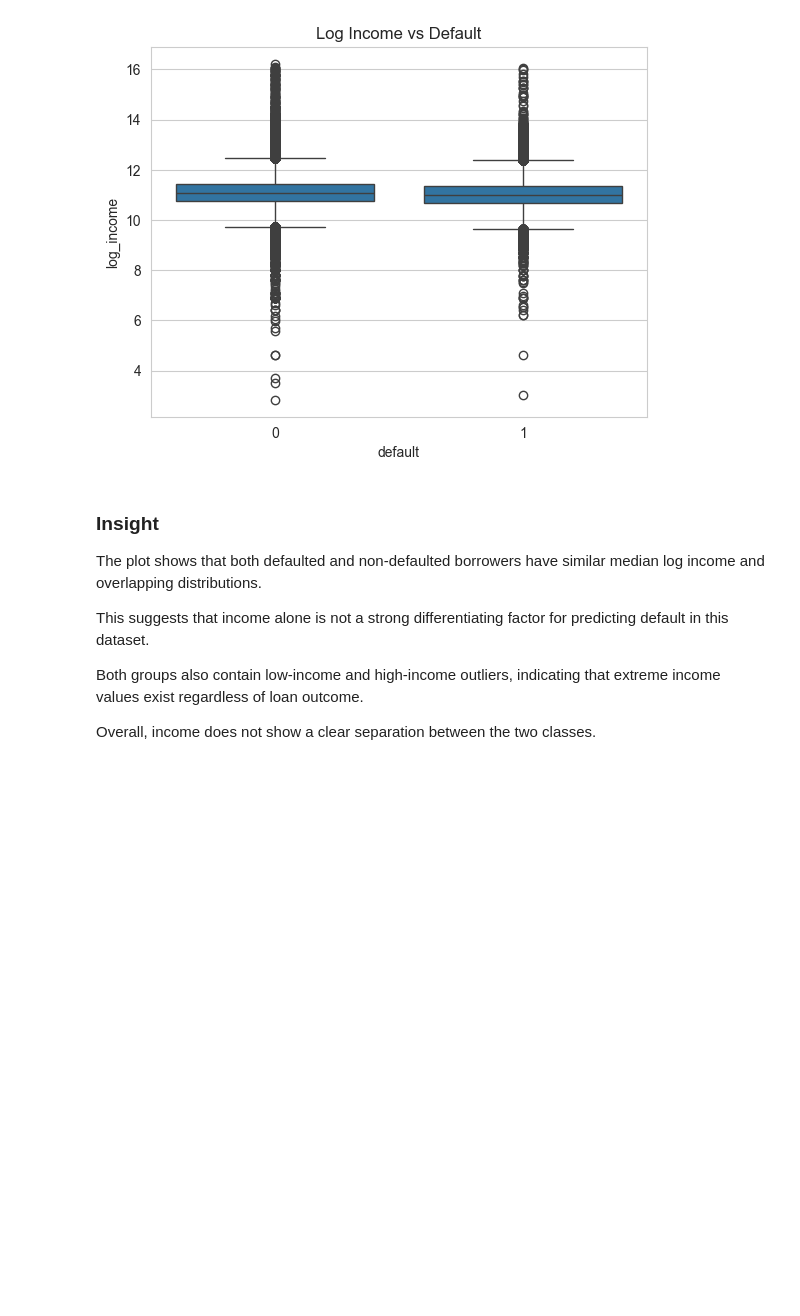
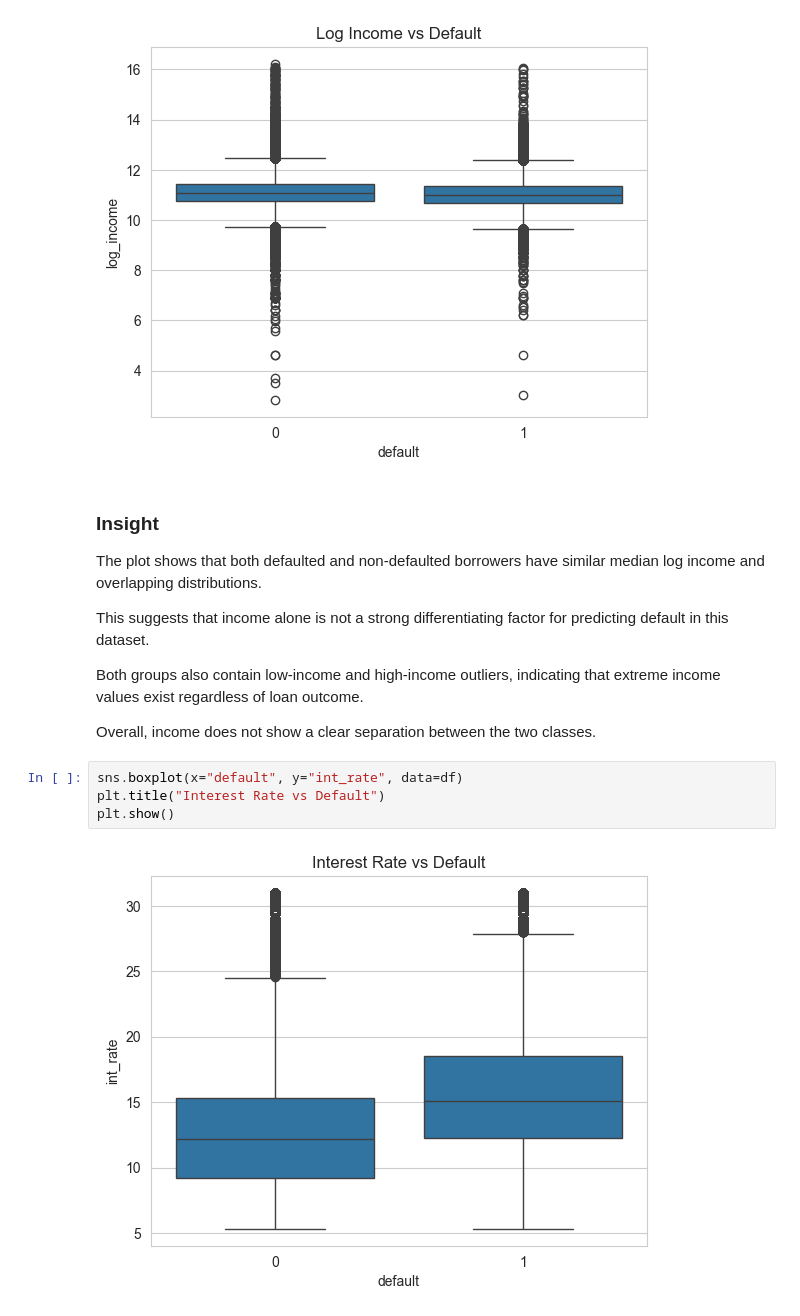
Before and after one commit to serinorae/loansight-credit-risk-model, a Jupyter notebook: notebooks/eda.ipynb, the cells around one changed output. Saved outputs shown, nothing was run; the diff lists cells and outputs as text; blank space fills up the shorter version.

Commit message:
Add EDA analysis for interest rate vs default

```diff
--- a/notebooks/eda.ipynb
+++ b/notebooks/eda.ipynb
@@ -61,3 +61,9 @@ This suggests that income alone is not a strong differentiating factor for predi
 Both groups also contain low-income and high-income outliers, indicating that extreme income values exist regardless of loan outcome.
 
 Overall, income does not show a clear separation between the two classes.
+# %%
+sns.boxplot(x="default", y="int_rate", data=df)
+plt.title("Interest Rate vs Default")
+plt.show()
+# %% [output]
+[figure, added]
```
Also changed, not shown: parts of 1 cell of this notebook.
